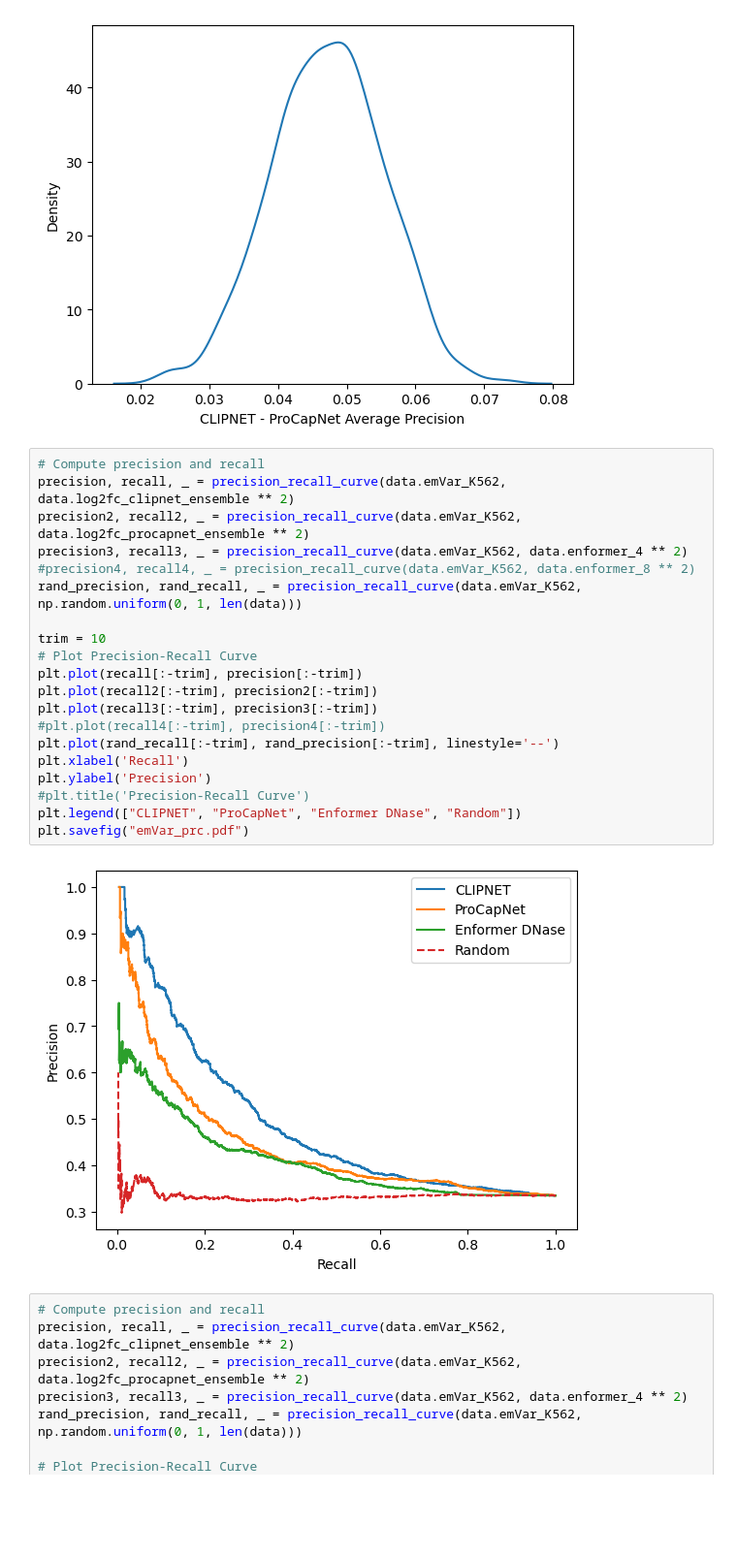
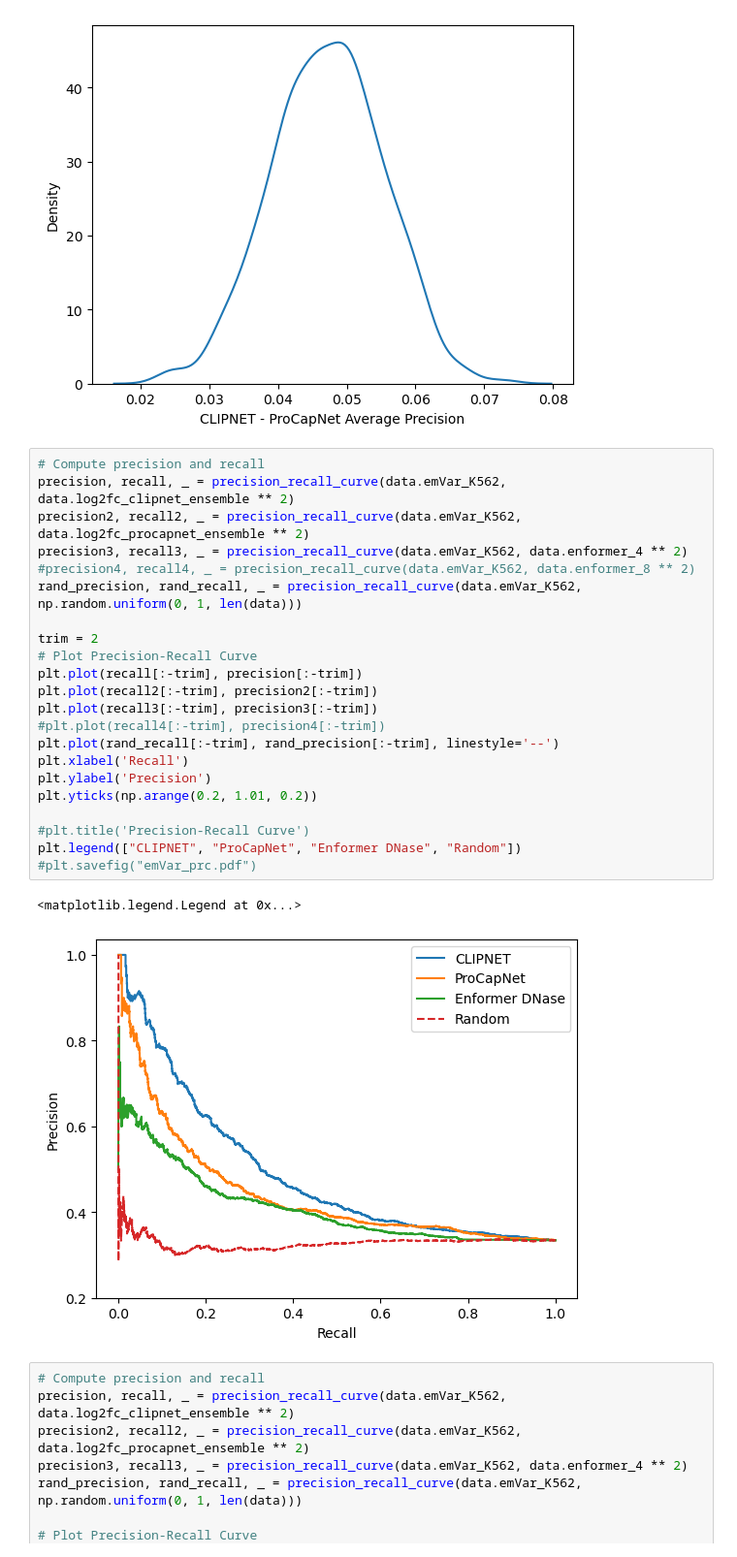
Before and after one commit to Danko-Lab/clipnet_k562, a Jupyter notebook: siraj_mpra/emvar_prediction_all_evals.ipynb, the cells around one changed output. Shown: that part at 97% size. Saved outputs shown, nothing was run; the diff lists cells and outputs as text; blank space fills up the shorter version.

```diff
--- a/siraj_mpra/emvar_prediction_all_evals.ipynb
+++ b/siraj_mpra/emvar_prediction_all_evals.ipynb
@@ -159,25 +161,28 @@ Text(0.5, 0, 'CLIPNET - ProCapNet Average Precision')
 # %%
 # Compute precision and recall
 precision, recall, _ = precision_recall_curve(data.emVar_K562, data.log2fc_clipnet_ensemble ** 2)
 precision2, recall2, _ = precision_recall_curve(data.emVar_K562, data.log2fc_procapnet_ensemble ** 2)
 precision3, recall3, _ = precision_recall_curve(data.emVar_K562, data.enformer_4 ** 2)
 #precision4, recall4, _ = precision_recall_curve(data.emVar_K562, data.enformer_8 ** 2)
 rand_precision, rand_recall, _ = precision_recall_curve(data.emVar_K562, np.random.uniform(0, 1, len(data)))
 
-trim = 10
+trim = 2
 # Plot Precision-Recall Curve
 plt.plot(recall[:-trim], precision[:-trim])
 plt.plot(recall2[:-trim], precision2[:-trim])
 plt.plot(recall3[:-trim], precision3[:-trim])
 #plt.plot(recall4[:-trim], precision4[:-trim])
 plt.plot(rand_recall[:-trim], rand_precision[:-trim], linestyle='--')
 plt.xlabel('Recall')
 plt.ylabel('Precision')
+plt.yticks(np.arange(0.2, 1.01, 0.2))
+
 #plt.title('Precision-Recall Curve')
 plt.legend(["CLIPNET", "ProCapNet", "Enformer DNase", "Random"])
-plt.savefig("emVar_prc.pdf")
+#plt.savefig("emVar_prc.pdf")
 # %% [output]
+<matplotlib.legend.Legend at 0x...>
-[figure, old version]
+[figure, new version]
 # %%
 # Compute precision and recall
 precision, recall, _ = precision_recall_curve(data.emVar_K562, data.log2fc_clipnet_ensemble ** 2)
```
Also changed, not shown: parts of 2 cells of this notebook, 2 other files.
